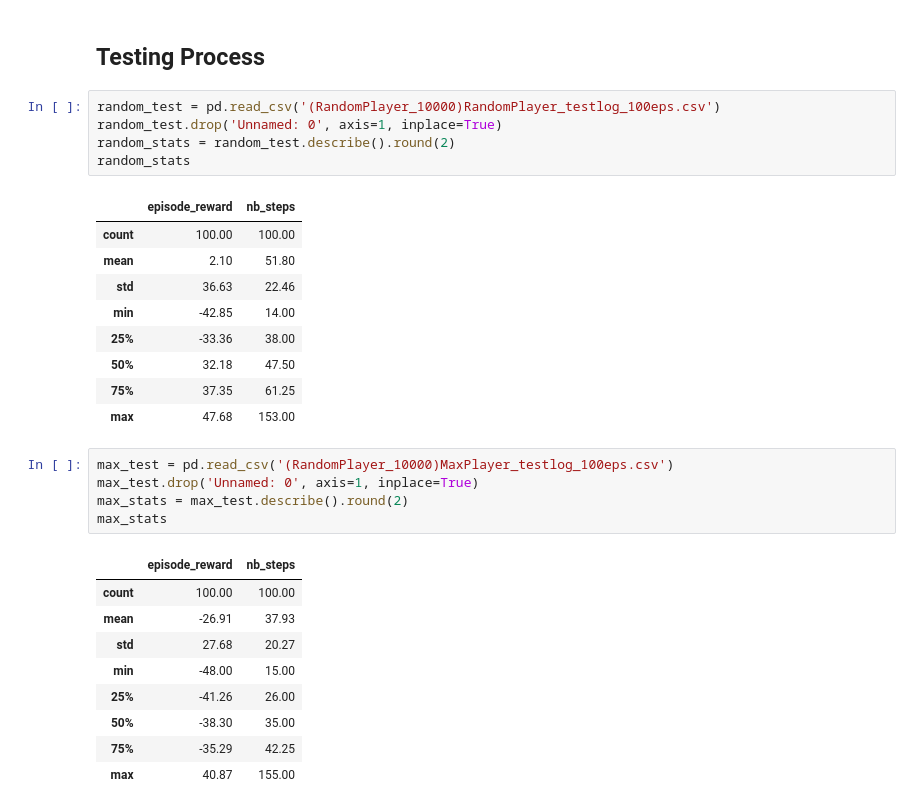
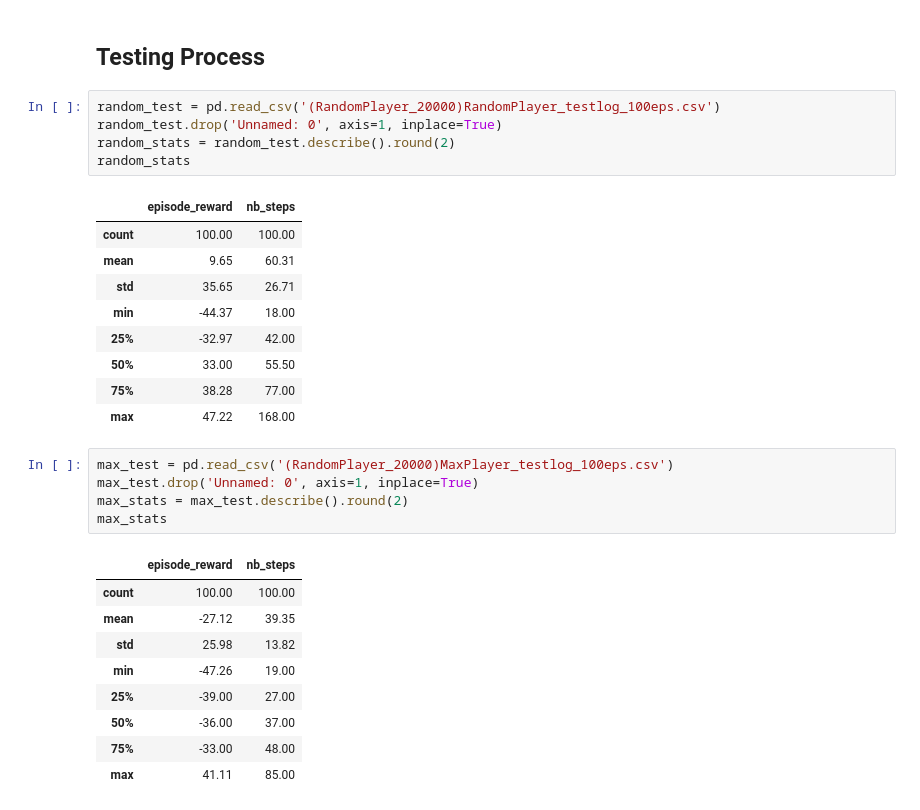
Before and after one commit to vuhcl/poke-env, a Jupyter notebook: src/CEMAgent/CEM-Showdown-Results.ipynb, the cells around one changed output. Drawn from its saved outputs; the diff is of its cells as text.

```diff
--- a/src/CEMAgent/CEM-Showdown-Results.ipynb
+++ b/src/CEMAgent/CEM-Showdown-Results.ipynb
@@ -42,35 +42,35 @@ Text(0,0.5,'Count')
 # %% [markdown]
 ## Testing Process
 # %%
-random_test = pd.read_csv('(RandomPlayer_10000)RandomPlayer_testlog_100eps.csv')
+random_test = pd.read_csv('(RandomPlayer_20000)RandomPlayer_testlog_100eps.csv')
 random_test.drop('Unnamed: 0', axis=1, inplace=True)
 random_stats = random_test.describe().round(2)
 random_stats
 # %% [output]
 |  | episode_reward | nb_steps |
 | count | 100.00 | 100.00 |
-| mean | 2.10 | 51.80 |
-| std | 36.63 | 22.46 |
-| min | -42.85 | 14.00 |
-| 25% | -33.36 | 38.00 |
-| 50% | 32.18 | 47.50 |
-| 75% | 37.35 | 61.25 |
-| max | 47.68 | 153.00 |
+| mean | 9.65 | 60.31 |
+| std | 35.65 | 26.71 |
+| min | -44.37 | 18.00 |
+| 25% | -32.97 | 42.00 |
+| 50% | 33.00 | 55.50 |
+| 75% | 38.28 | 77.00 |
+| max | 47.22 | 168.00 |
 # %%
-max_test = pd.read_csv('(RandomPlayer_10000)MaxPlayer_testlog_100eps.csv')
+max_test = pd.read_csv('(RandomPlayer_20000)MaxPlayer_testlog_100eps.csv')
 max_test.drop('Unnamed: 0', axis=1, inplace=True)
 max_stats = max_test.describe().round(2)
 max_stats
 # %% [output]
 |  | episode_reward | nb_steps |
 | count | 100.00 | 100.00 |
-| mean | -26.91 | 37.93 |
-| std | 27.68 | 20.27 |
-| min | -48.00 | 15.00 |
-| 25% | -41.26 | 26.00 |
-| 50% | -38.30 | 35.00 |
-| 75% | -35.29 | 42.25 |
-| max | 40.87 | 155.00 |
+| mean | -27.12 | 39.35 |
+| std | 25.98 | 13.82 |
+| min | -47.26 | 19.00 |
+| 25% | -39.00 | 27.00 |
+| 50% | -36.00 | 37.00 |
+| 75% | -33.00 | 48.00 |
+| max | 41.11 | 85.00 |
 # %%
 plt.figure(figsize=(16,4), dpi=100)
 
```
Also changed, not shown: parts of 3 cells of this notebook.
